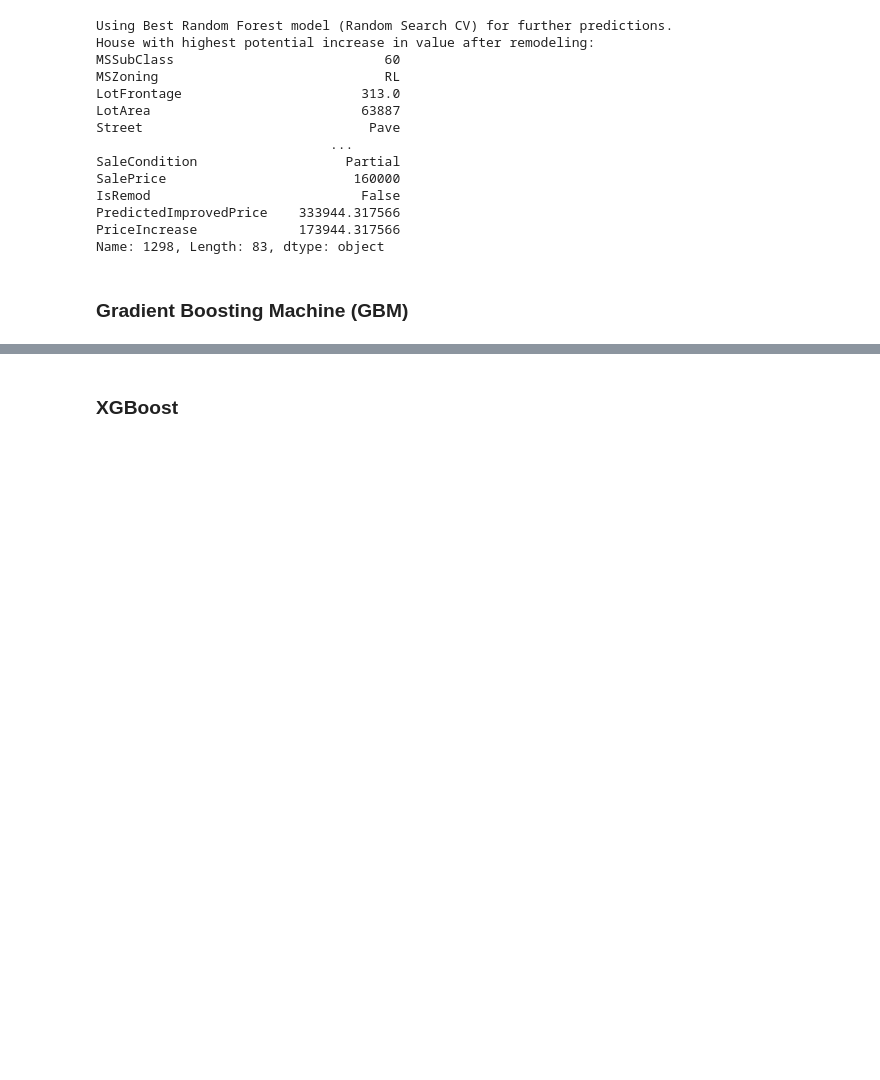
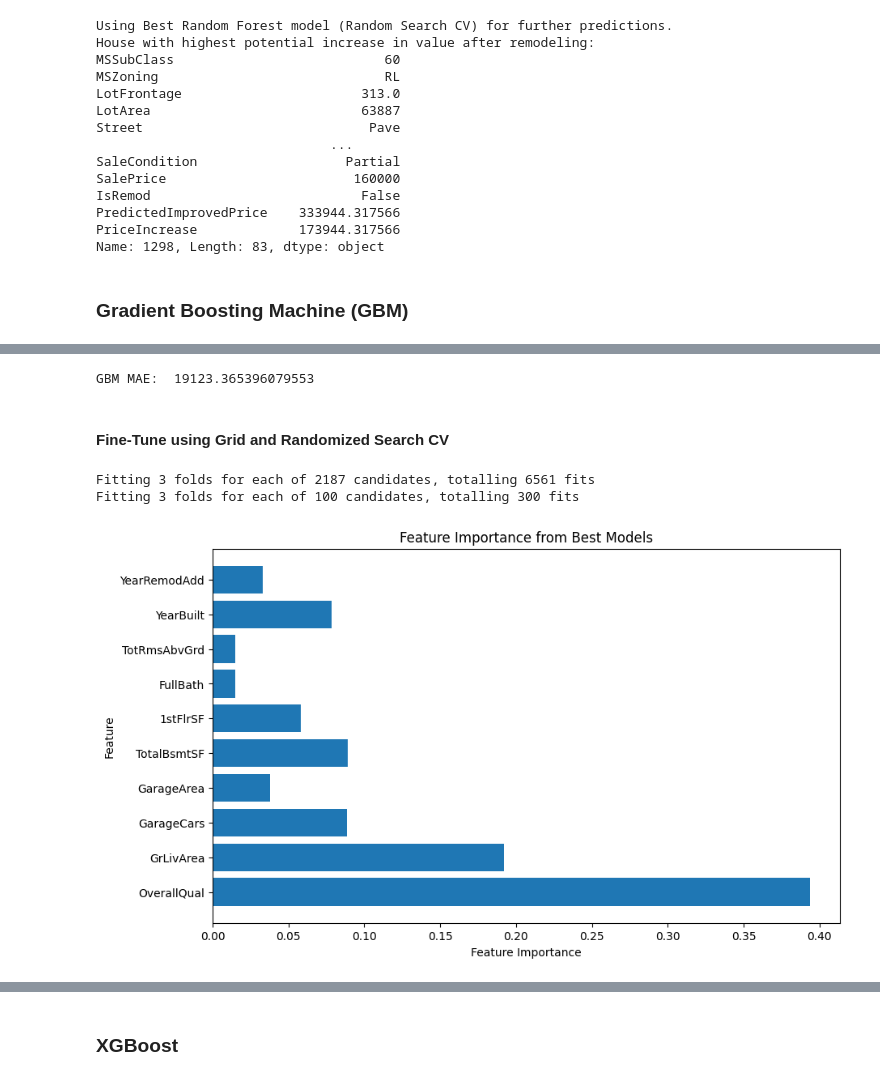
Before and after one commit to charltonxqh/House-Value-Analysis, a Jupyter notebook: main.ipynb, the cells around one changed output, grey strips where cells are left out. Drawn from its saved outputs; the diff is of its cells as text; code cells hidden in the pictures; blank space fills up the shorter version.

```diff
--- a/main.ipynb
+++ b/main.ipynb
@@ -795,0 +782,79 @@ print("GBM MAE: ", mean_absolute_error(y_test, gbm_pred))
+# %%
+from sklearn.model_selection import train_test_split
+from sklearn.ensemble import GradientBoostingRegressor
+from sklearn.metrics import mean_absolute_error
+
+features = ['OverallQual', 'GrLivArea', 'GarageCars', 'GarageArea', 'TotalBsmtSF', '1stFlrSF', 'FullBath', 'TotRmsAbvGrd', 'YearBuilt', 'YearRemodAdd']
+X = df[features]
+y = df['SalePrice']
+
+X_train, X_test, y_train, y_test = train_test_split(X, y, test_size=0.2, random_state=42)
+
+gbm_model = GradientBoostingRegressor(random_state=42)
+gbm_model.fit(X_train, y_train)
+
+gbm_pred = gbm_model.predict(X_test)
+print("GBM MAE: ", mean_absolute_error(y_test, gbm_pred))
+# %% [output]
+GBM MAE:  19123.365396079553
+# %% [markdown]
+#### Fine-Tune using Grid and Randomized Search CV
+# %%
+from sklearn.model_selection import train_test_split, GridSearchCV, RandomizedSearchCV
+from sklearn.ensemble import GradientBoostingRegressor
+from sklearn.metrics import mean_absolute_error
+import matplotlib.pyplot as plt
+import numpy as np
+
+features = ['OverallQual', 'GrLivArea', 'GarageCars', 'GarageArea', 'TotalBsmtSF', '1stFlrSF', 'FullBath', 'TotRmsAbvGrd', 'YearBuilt', 'YearRemodAdd']
+X = df[features]
+y = df['SalePrice']
+
+X_train, X_test, y_train, y_test = train_test_split(X, y, test_size=0.2, random_state=42)
+
+param_grid = {
+    'n_estimators': [100, 200, 300],
+    'learning_rate': [0.01, 0.05, 0.1],
+    'max_depth': [3, 4, 5],
+    'min_samples_split': [2, 5, 10],
+    'min_samples_leaf': [1, 2, 4],
+    'subsample': [0.6, 0.8, 1.0],
+    'max_features': ['sqrt', 'log2', None]
+}
+
+grid_search = GridSearchCV(estimator=GradientBoostingRegressor(random_state=42), param_grid=param_grid, cv=3, n_jobs=-1, verbose=2)
+grid_search.fit(X_train, y_train)
+
+param_dist = {
+    'n_estimators': [int(x) for x in np.linspace(100, 1000, num=10)],
+    'learning_rate': [0.01, 0.05, 0.1],
+    'max_depth': [3, 4, 5, 6, 7],
+    'min_samples_split': [2, 5, 10, 15, 20],
+    'min_samples_leaf': [1, 2, 4, 6, 8],
+    'subsample': [0.6, 0.8, 1.0],
+    'max_features': ['sqrt', 'log2', None]
+}
+
+random_search = RandomizedSearchCV(estimator=GradientBoostingRegressor(random_state=42), param_distributions=param_dist, n_iter=100, cv=3, n_jobs=-1, verbose=2, random_state=42)
+random_search.fit(X_train, y_train)
+
+grid_importances = grid_search.best_estimator_.feature_importances_
+random_importances = random_search.best_estimator_.feature_importances_
+
+importances = (grid_importances + random_importances) / 2
+feature_names = X_train.columns
+
+plt.figure(figsize=(10, 6))
+plt.barh(feature_names, importances)
+plt.xlabel("Feature Importance")
+plt.ylabel("Feature")
+plt.title("Feature Importance from Best Models")
+plt.show()
+
+important_features = [feature for feature, importance in zip(feature_names, importances) if importance > 0.01]
+X_train_reduced = X_train[important_features]
+X_test_reduced = X_test[important_features]
+# %% [output]
+Fitting 3 folds for each of 2187 candidates, totalling 6561 fits
+Fitting 3 folds for each of 100 candidates, totalling 300 fits
+[figure, added]
```
Also changed, not shown: parts of 33 cells of this notebook.
